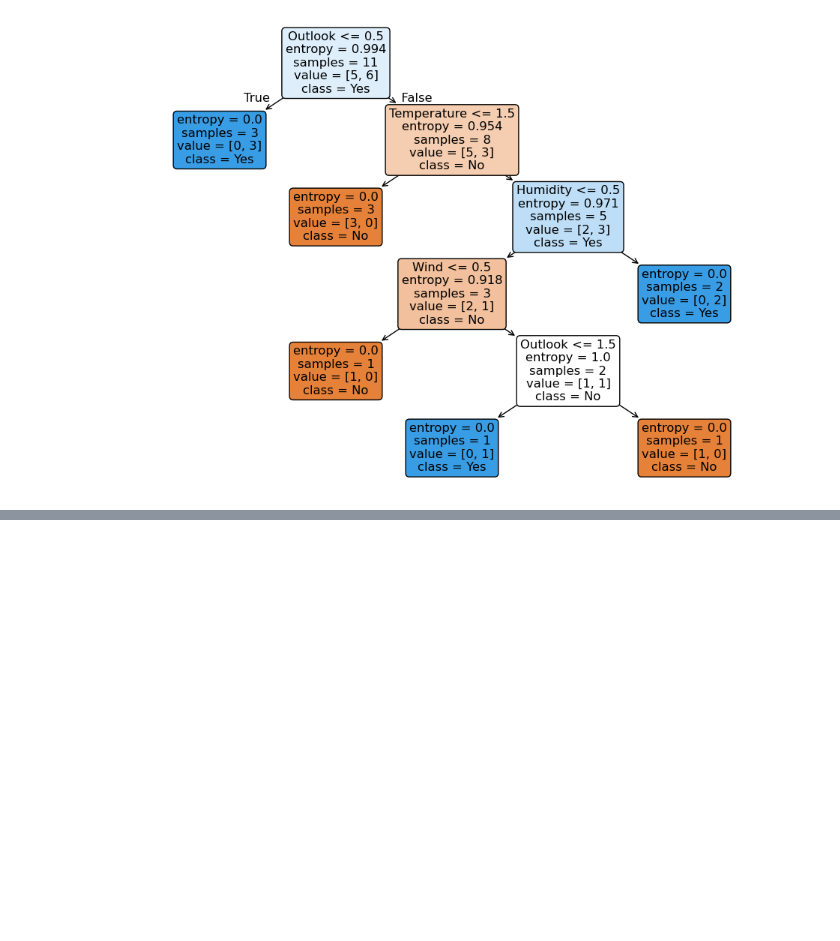
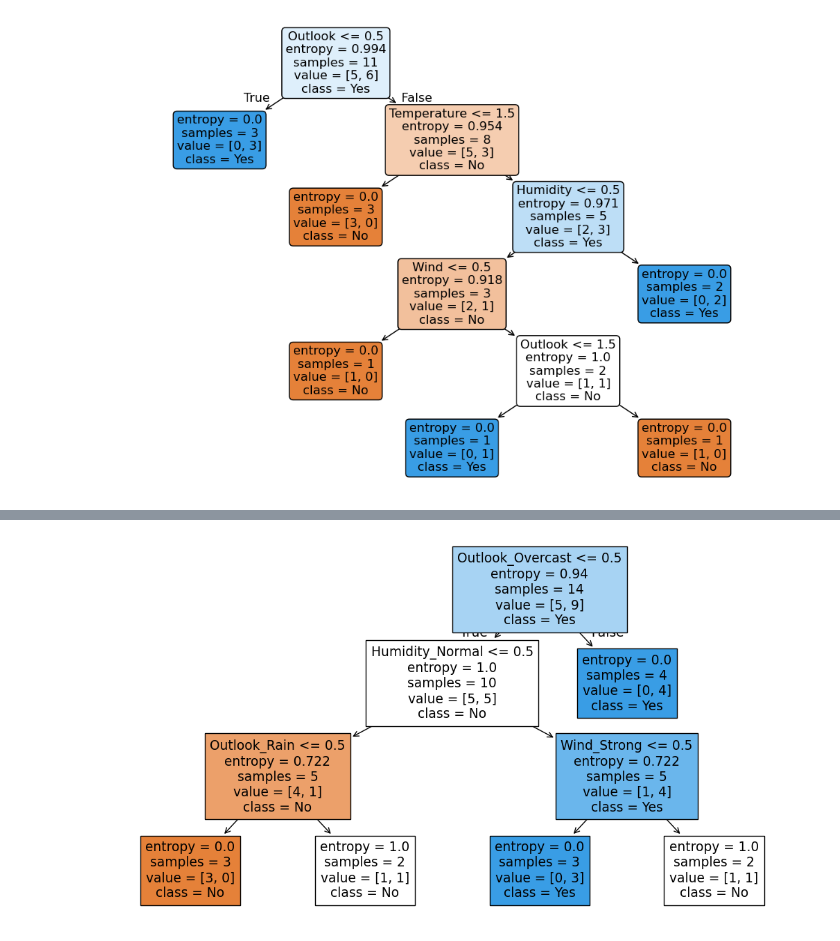
Before and after one commit to habiba033/Depi_workigSpace, a Jupyter notebook: Contents/ML/Session5/Decision_Tree.ipynb, the cells around one changed output, grey strips where cells are left out. Saved outputs shown, nothing was run; the diff lists cells and outputs as text; code cells hidden in the pictures; blank space fills up the shorter version.

```diff
--- a/Contents/ML/Session5/Decision_Tree.ipynb
+++ b/Contents/ML/Session5/Decision_Tree.ipynb
@@ -154,3 +154,21 @@ tree.plot_tree(classifier2,filled=True , feature_names=x.columns, class_names=pl
  Text(0.8333333333333334, 0.08333333333333333, 'entropy = 0.0\nsamples = 1\nvalue = [1, 0]\nclass = No'),
  Text(0.8333333333333334, 0.4166666666666667, 'entropy = 0.0\nsamples = 2\nvalue = [0, 2]\nclass = Yes')]
 [figure]
+# %%
+import pandas as pd
+from sklearn.tree import DecisionTreeClassifier, plot_tree
+import matplotlib.pyplot as plt
+# Build dataset
+data = {
+    "Outlook": ["Sunny","Sunny","Overcast","Rain","Rain","Rain","Overcast",
+                "Sunny","Sunny","Rain","Sunny","Overcast","Overcast","Rain"],
+    "Temperature": ["Hot","Hot","Hot","Mild","Cool","Cool","Cool",
+                    "Mild","Cool","Mild","Mild","Mild","Hot","Mild"],
+    "Humidity": ["High","High","High","High","Normal","Normal","Normal",
+                 "High","Normal","Normal","Normal","High","Normal","High"],
+    "Wind": ["Weak","Strong","Weak","Weak","Weak","Strong","Strong",
+             "Weak","Weak","Weak","Strong","Strong","Weak","Strong"],
+    "PlayTennis": ["No","No","Yes","Yes","Yes","No","Yes",
+                   "No","Yes","Yes","Yes","Yes","Yes","No"]
+}
+df = pd.DataFrame(data)
@@ -156,0 +193,15 @@ tree.plot_tree(classifier2,filled=True , feature_names=x.columns, class_names=pl
+# %%
+# Features & target
+X = df.drop("PlayTennis", axis=1)
+y = df["PlayTennis"]
+# Convert categorical features to numeric
+X = pd.get_dummies(X)
+# Train Decision Tree (use entropy like ID3)
+clf = DecisionTreeClassifier(criterion="entropy", max_depth=3, random_state=42)
+clf.fit(X, y)
+# Plot the decision tree
+plt.figure(figsize=(13,7))
+plot_tree(clf, feature_names=X.columns, class_names=clf.classes_, filled=True)
+plt.show()
+# %% [output]
+[figure, added]
```
Also changed, not shown: parts of 1 cell of this notebook, 6 other files.
